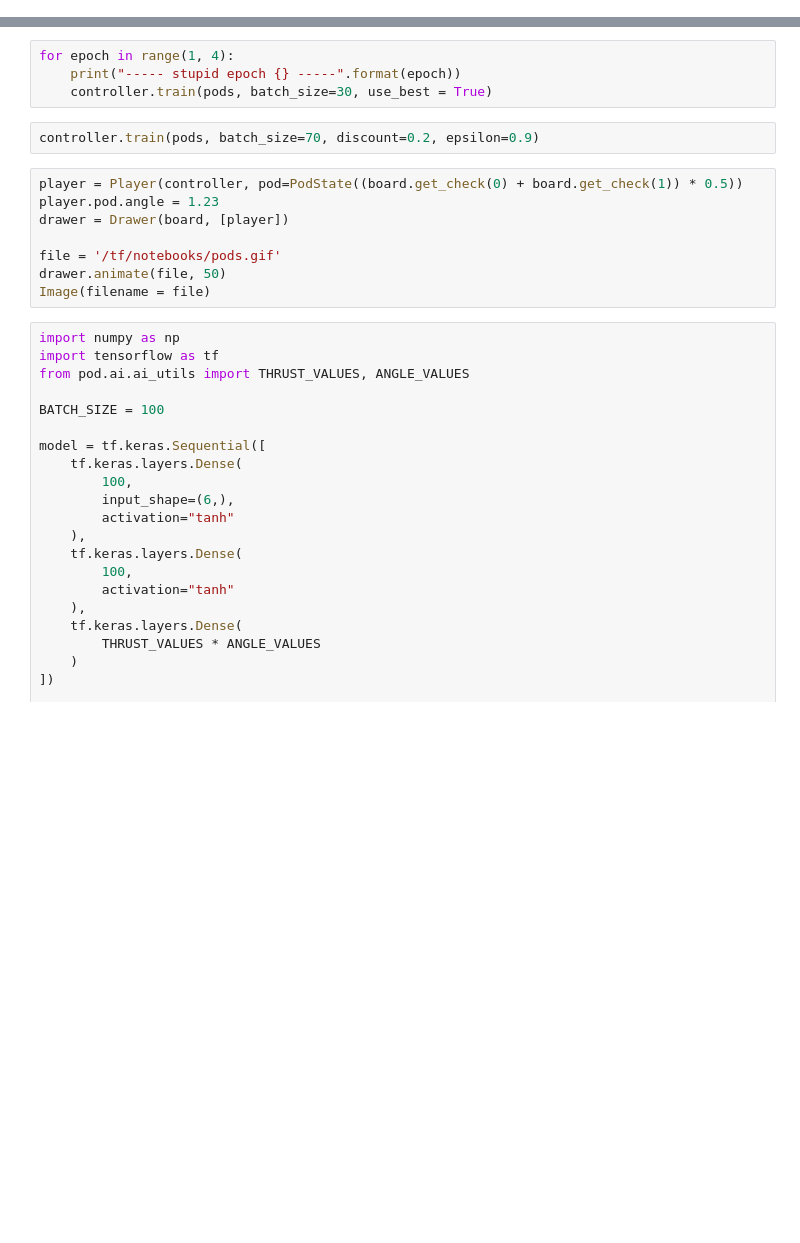
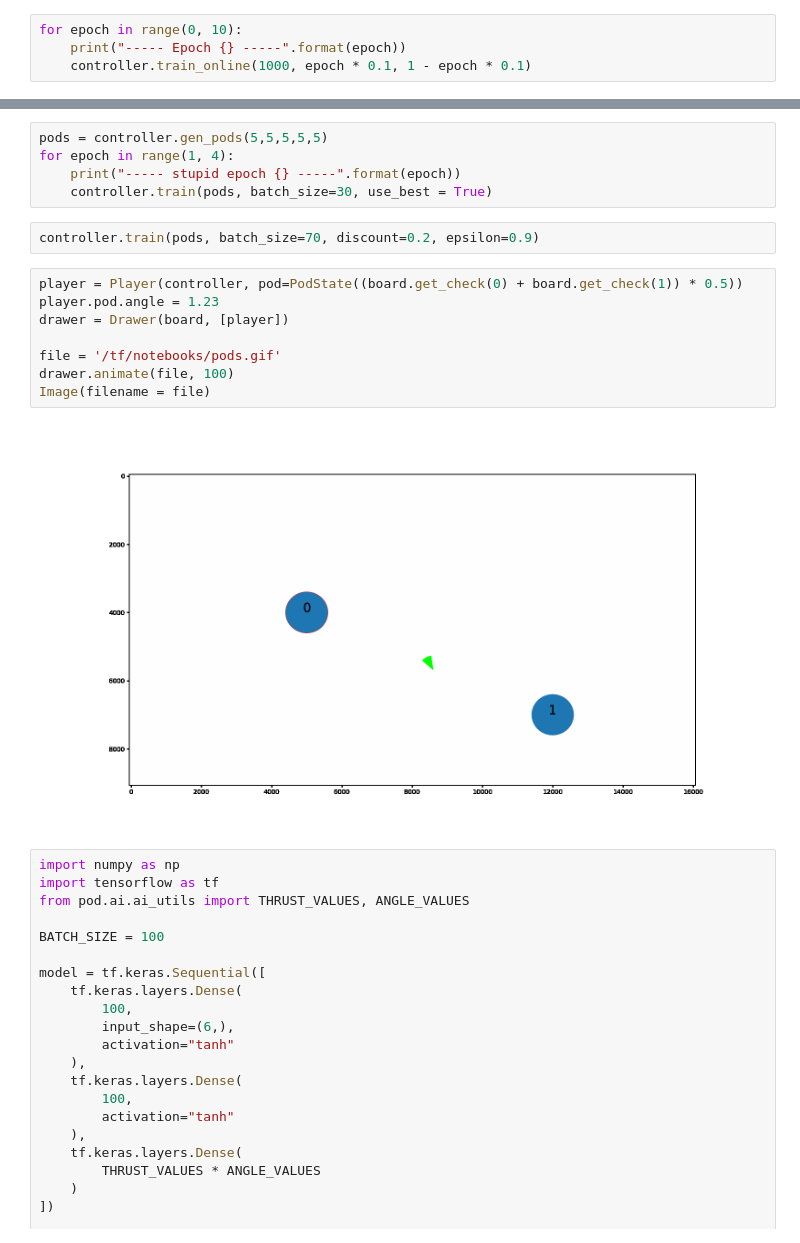
Before and after one commit to Kricket/tf-pods, a Jupyter notebook: src/notebooks/Manual.ipynb, the cells around one changed output, grey strips where cells are left out. Drawn from its saved outputs; the diff is of its cells as text; blank space fills up the shorter version.

Commit message:
wip: tried online training

```diff
--- a/src/notebooks/Manual.ipynb
+++ b/src/notebooks/Manual.ipynb
@@ -16,0 +16,4 @@ pods = controller.gen_pods(5,5,5,5,5)
+# %%
+for epoch in range(0, 10):
+    print("----- Epoch {} -----".format(epoch))
+    controller.train_online(1000, epoch * 0.1, 1 - epoch * 0.1)
@@ -17,4 +38,5 @@ pods = controller.gen_pods(5,5,5,5,5)
 # %%
+pods = controller.gen_pods(5,5,5,5,5)
 for epoch in range(1, 4):
     print("----- stupid epoch {} -----".format(epoch))
     controller.train(pods, batch_size=30, use_best = True)
@@ -23,11 +45,13 @@ controller.train(pods, batch_size=70, discount=0.2, epsilon=0.9)
 # %%
 player = Player(controller, pod=PodState((board.get_check(0) + board.get_check(1)) * 0.5))
 player.pod.angle = 1.23
 drawer = Drawer(board, [player])
 
 file = '/tf/notebooks/pods.gif'
-drawer.animate(file, 50)
+drawer.animate(file, 100)
 Image(filename = file)
+# %% [output]
+[figure, added]
 # %%
 import numpy as np
 import tensorflow as tf
```
Also changed, not shown: parts of 2 cells of this notebook, 2 other files.
